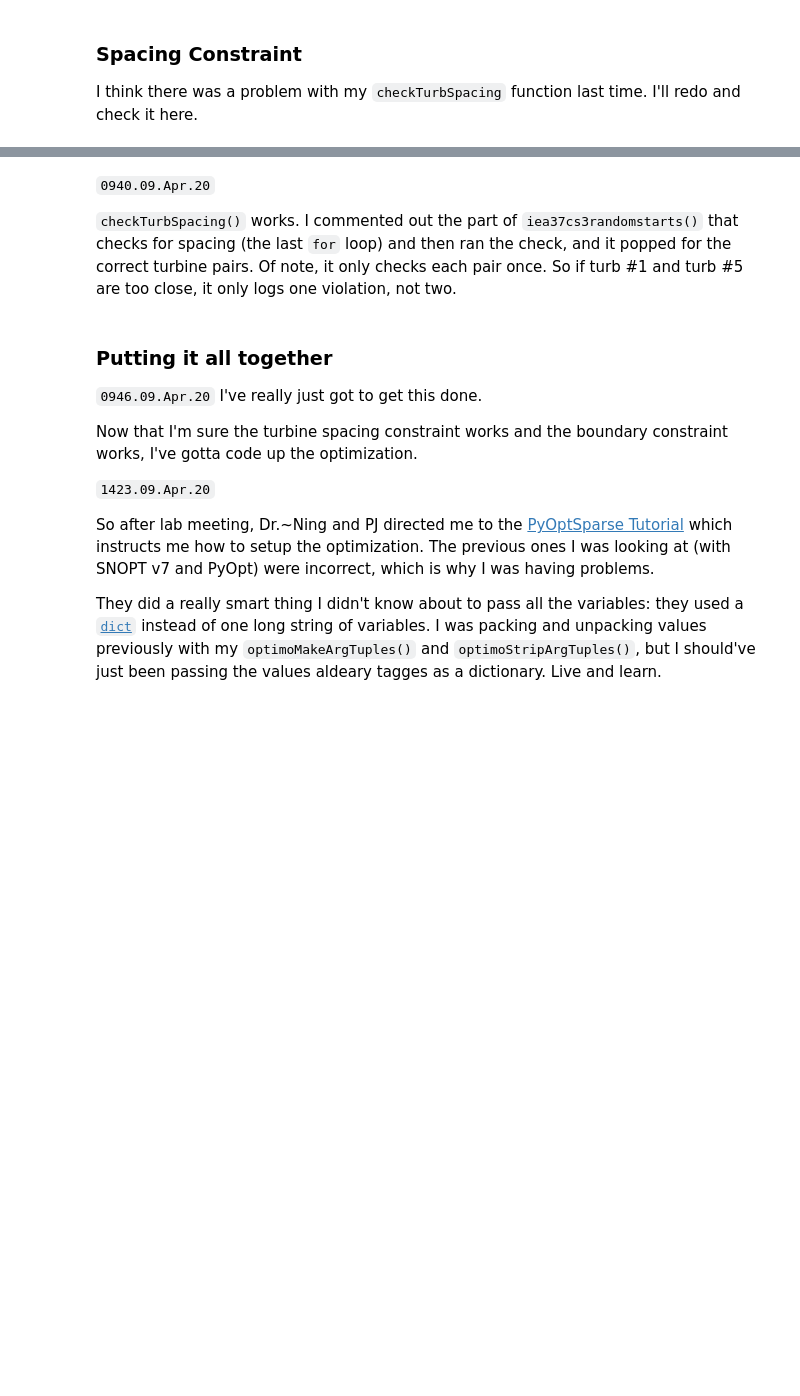
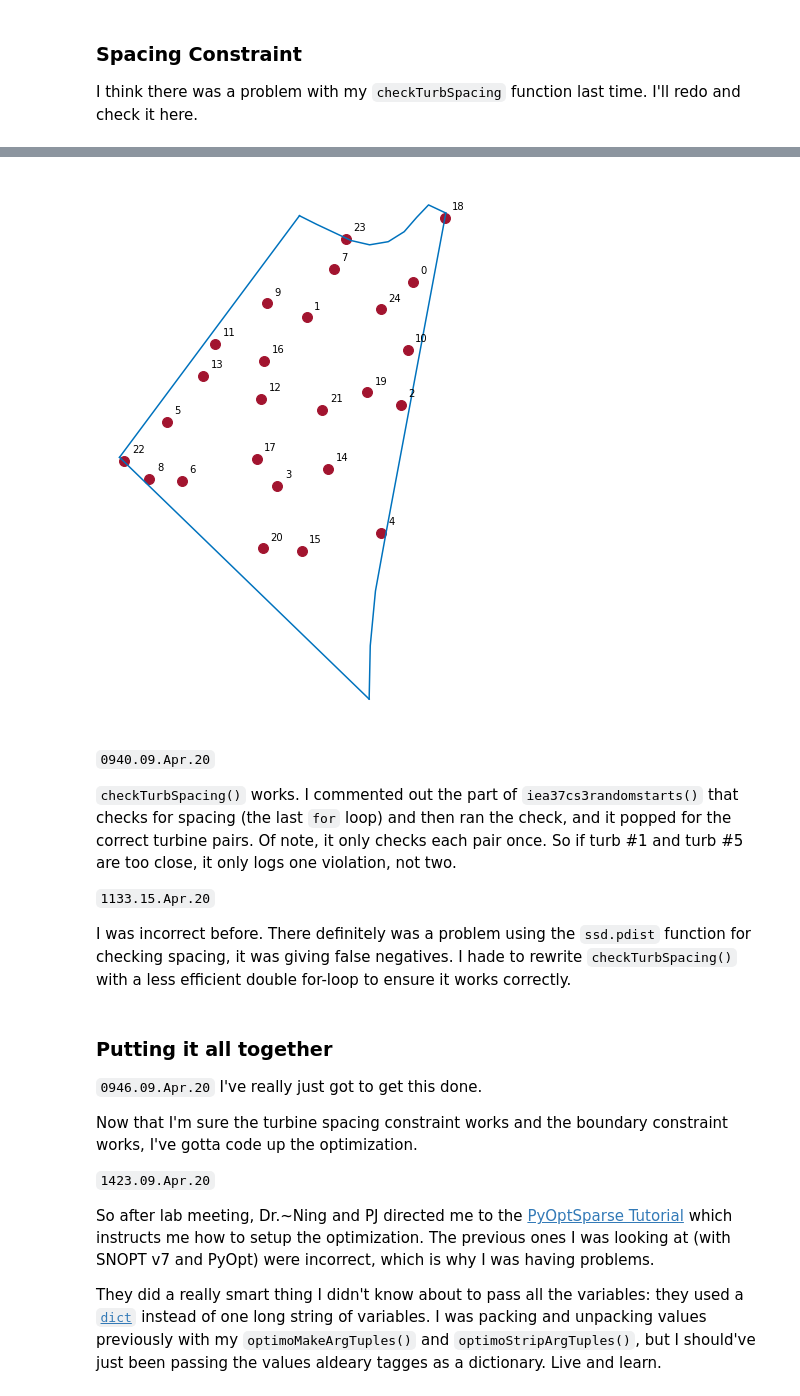
Before and after one commit to byuflowlab/iea37-casestudies-extrafiles, a Jupyter notebook: cs3-4/optimo-attempt-2/bakerIEA37cs3-11-cs3workout.ipynb, the cells around one changed output, grey strips where cells are left out. Cells and saved outputs as stored; diff of their text form; code cells hidden in the pictures; blank space fills up the shorter version.

```diff
--- a/cs3-4/optimo-attempt-2/bakerIEA37cs3-11-cs3workout.ipynb
+++ b/cs3-4/optimo-attempt-2/bakerIEA37cs3-11-cs3workout.ipynb
@@ -405,45 +415,71 @@ printTurbines(x0s, getPltClrs().getColor(1), 10, True)
 # %% [markdown]
 ### Spacing Constraint
 I think there was a problem with my `checkTurbSpacing` function last time. I'll redo and check it here.
+# %%
+#-- Rewrite of checkTurbSpacing() --#
+from math import comb   # For calculating the number of combinations
+
+def checkTurbSpacing(turbCoords, fMinTurbDist):
+    #-- Returns an array of the distance between every pair of coordinates
+    #-- turbCoords should be of <coordinate> type.
+    nNumTurbs = len(turbCoords)         # Our number of turbines
+    nNumPairs = comb(nNumTurbs, 2)      # Number of unique turbine pairs > C(numTurbs, 2) = numTurbs! / (2*(numTurbs-2)!).
+    cTurbSpace = np.zeros(nNumPairs)    # Array holding the dist. between each pair
+
+    nCntr = 0  # Logs where on the list we are
+    for i in range(nNumTurbs):          # For every turbine
+        for j in range(i):              # Check the pairs we haven't calculated
+            cTurbSpace[nCntr] = coordDist(turbCoords[i], turbCoords[j])
+            nCntr = nCntr + 1
+
+    constraints = cTurbSpace - fMinTurbDist    # Constrain that the turbines are less than 2 diams apart
+    return constraints  # Negative if ok, positive if too close
 # %%
-from math import comb   # For calculating the number of combinations
+#-- Validation of new checkTurbineSpacing() --#
+def nameTurbPairs(numTurbs):
+    #- Make an array logging all pair numbers -#
+    nNumPairs = comb(numTurbs, 2)
+    sPairNames = ["" for x in range(nNumPairs)]
+    nCntr = 0   # Just a counter to iterate where we are
+    for i in range(numTurbs):
+        for j in range((i+1), numTurbs):
+            sPairNames[nCntr] =  str(i) + ', ' + str(j)
+            nCntr = nCntr + 1
 
-def checkTurbSpacing(x0, turb_diam):
-    testCoordMat = makeCoordMatrix(x0)           # make [[x1,y1],[x2,y2],...]
+    #-- Print the pari names to check --#
+    #for i in range(nNumPairs):
+    #    print(sPairNames[i])
+    #print()
 
-    # Number will be C(numTurbs, 2) = numTurbs! / (2*(numTurbs-2)!).
-    cTurbSpace = ssd.pdist(testCoordMat, metric='euclidean') # Get the distance between each turbine
-    constraints = cTurbSpace - (2*turb_diam)                 # Constrain that the turbines are less than 2 diams apart
-    return constraints  # Negative if ok, positive if too close
+    return sPairNames
 
-#-- Validation --#
-Ax0 = makeCoordArray(turbRandoList)                # get it into a long array of [x1,y1,x2,y2,...]
-consTurbSpacing = checkTurbSpacing(Ax0, turb_diam)
+#---- Validation ----#
+#-- Plot the boundary --#
+for i in range(numSides):
+    plt.hold = True
+    printBoundaryArray(segCoordList[i].x, splineList[i](segCoordList[i].x), displaySize, 5)
+#-- Print the Turbines --#
+printTurbines(turbRandoList, getPltClrs().getColor(1), turb_diam/2, True)
 
-#- Make an array logging all pair numbers -#
-nNumPairs = comb(numTurbs, 2)
-sPairNames = ["" for x in range(nNumPairs)]
-nCntr = 0   # Just a counter to iterate where we are
-for i in range(numTurbs):
-    for j in range((i+1), numTurbs):
-        sPairNames[nCntr] =  str(i) + ', ' + str(j)
-        nCntr = nCntr + 1
+#-- Calculate spacing constraints --#
+consTurbSpacing = checkTurbSpacing(turbRandoList, 2*turb_diam) # Get the turbine spacing constraints
+sPairNames = nameTurbPairs(numTurbs)               # Get the pair name list
 
 bSpacing = np.ones(nNumPairs) # Boolean array counting how many are too close
 nGood = 0   # Number of close pairs
 #- Check which were negative -#
 for i in range(nNumPairs):
     if (consTurbSpacing[i] < 0):
-        bSpacing[i] = 0
+        bSpacing[i] = False
         nGood = nGood + 1
 
 #-- Print if there are violations --#
 for i in range(nNumPairs):
-    if (bSpacing[i] == 0):
+    if (bSpacing[i] == False):
         print(sPairNames[i])
         print(consTurbSpacing[i])
         print()
 
-print(nNumPairs)
+print(bSpacing)
 print()
 # %% [output]
@@ -452,7 +499,12 @@ print()
+[figure, added]
 # %% [markdown]
 `0940.09.Apr.20`
 
 `checkTurbSpacing()` works. I commented out the part of `iea37cs3randomstarts()` that checks for spacing (the last `for` loop) and then ran the check, and it popped for the correct turbine pairs. Of note, it only checks each pair once. So if turb #1 and turb #5 are too close, it only logs one violation, not two.
+
+`1133.15.Apr.20`
+
+I was incorrect before. There definitely was a problem using the `ssd.pdist` function for checking spacing, it was giving false negatives. I hade to rewrite `checkTurbSpacing()` with a less efficient double for-loop to ensure it works correctly.
 # %% [markdown]
 ### Putting it all together
 
```
Also changed, not shown: parts of 10 cells of this notebook, 1 other file.
